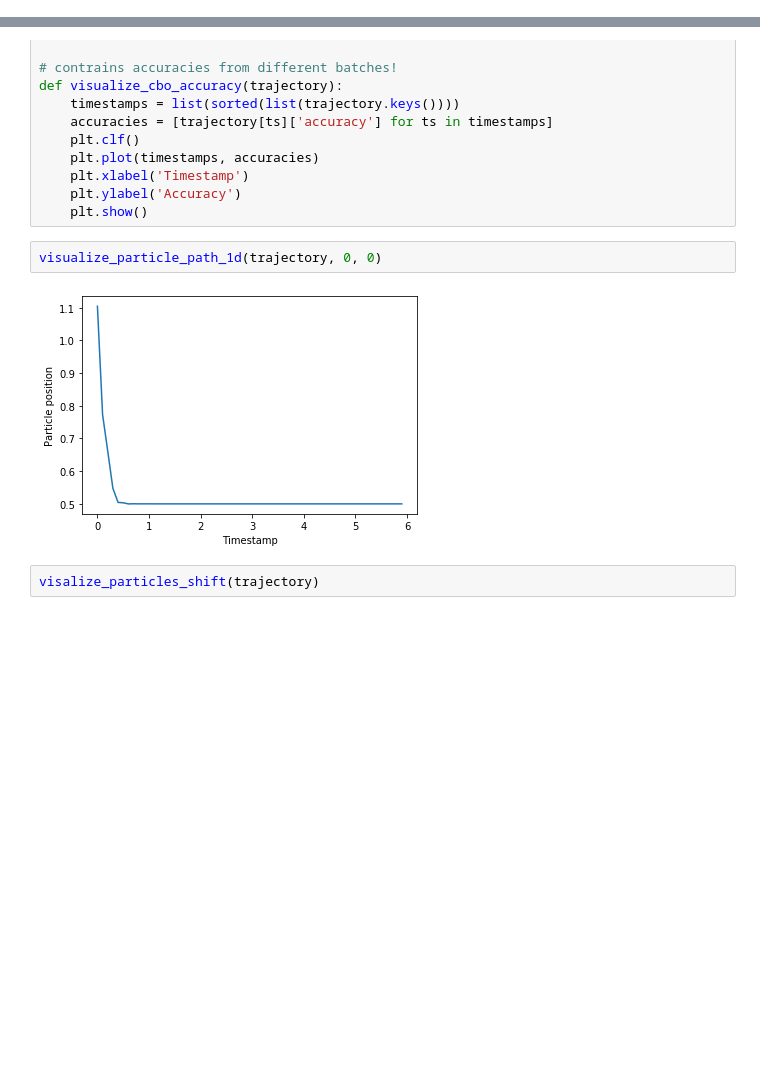
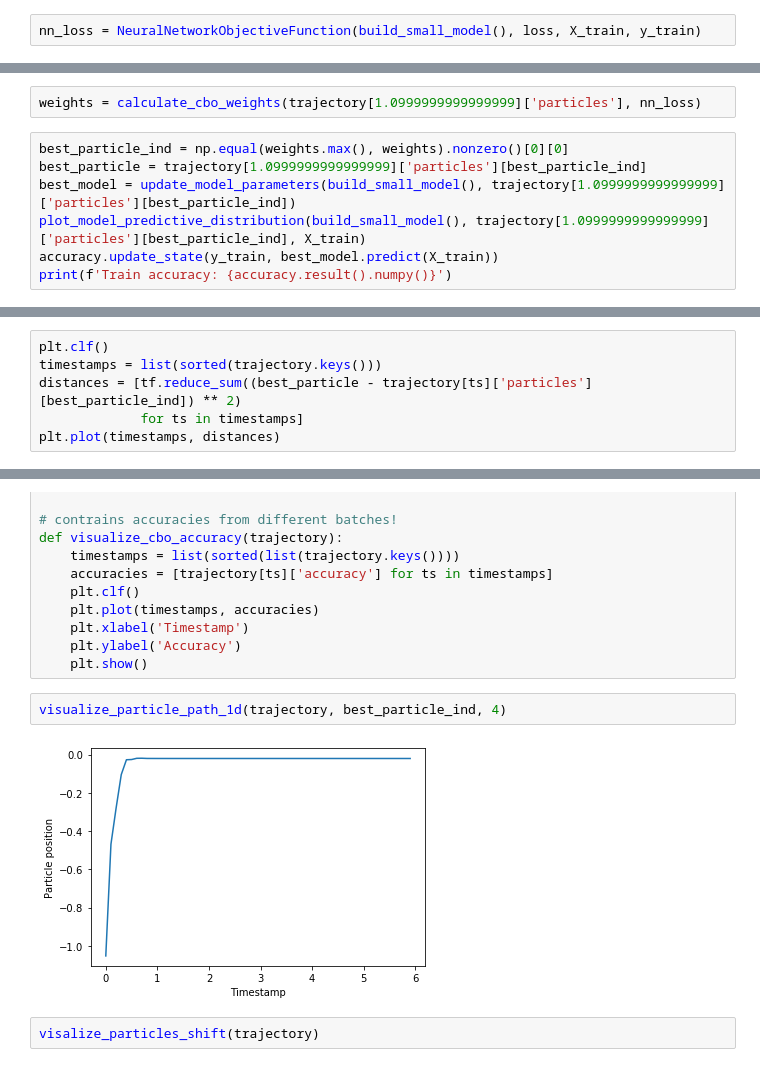
Before and after one commit to Igor-Tukh/cbo-in-python, a Jupyter notebook: notebooks/mnist.ipynb, the cells around one changed output, grey strips where cells are left out. Cells and saved outputs as stored; diff of their text form; blank space fills up the shorter version.

```diff
--- a/notebooks/mnist.ipynb
+++ b/notebooks/mnist.ipynb
@@ -95,0 +123,2 @@ adam_small_model = conduct_tf_training(build_small_model(),
+# %%
+nn_loss = NeuralNetworkObjectiveFunction(build_small_model(), loss, X_train, y_train)
@@ -95,0 +152,9 @@ adam_small_model = conduct_tf_training(build_small_model(),
+# %%
+weights = calculate_cbo_weights(trajectory[1.0999999999999999]['particles'], nn_loss)
+# %%
+best_particle_ind = np.equal(weights.max(), weights).nonzero()[0][0]
+best_particle = trajectory[1.0999999999999999]['particles'][best_particle_ind]
+best_model = update_model_parameters(build_small_model(), trajectory[1.0999999999999999]['particles'][best_particle_ind])
+plot_model_predictive_distribution(build_small_model(), trajectory[1.0999999999999999]['particles'][best_particle_ind], X_train)
+accuracy.update_state(y_train, best_model.predict(X_train))
+print(f'Train accuracy: {accuracy.result().numpy()}')
@@ -95,0 +168,6 @@ adam_small_model = conduct_tf_training(build_small_model(),
+# %%
+plt.clf()
+timestamps = list(sorted(trajectory.keys()))
+distances = [tf.reduce_sum((best_particle - trajectory[ts]['particles'][best_particle_ind]) ** 2)
+             for ts in timestamps]
+plt.plot(timestamps, distances)
@@ -206,9 +287,9 @@ def visualize_cbo_accuracy(trajectory):
     plt.ylabel('Accuracy')
     plt.show()
 # %%
-visualize_particle_path_1d(trajectory, 0, 0)
+visualize_particle_path_1d(trajectory, best_particle_ind, 4)
 # %% [output]
-[figure, old version]
+[figure, new version]
 # %%
 visalize_particles_shift(trajectory)
 # %% [output]
```
Also changed, not shown: parts of 17 cells of this notebook, 2 other files.
